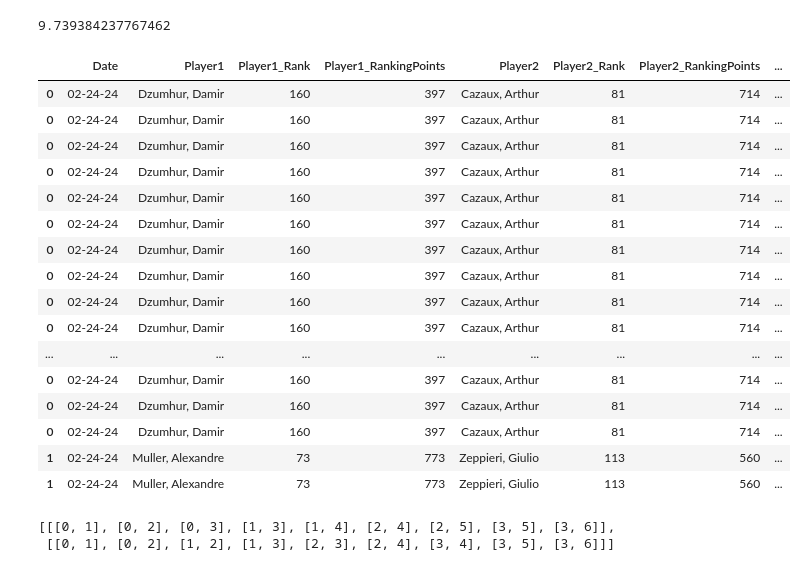
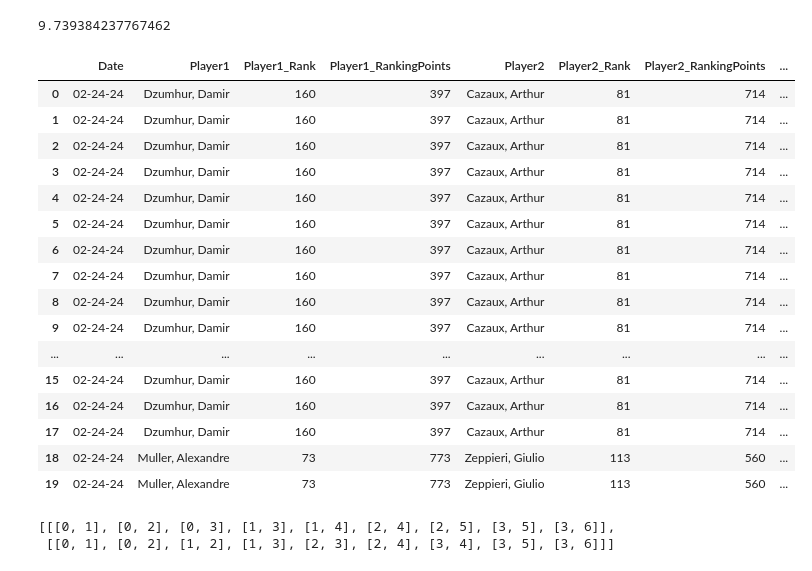
Before and after one commit to AeroEng16/TennisPrediction, a Jupyter notebook: tennisDataExpolation.ipynb, the cells around one changed output. Cells and saved outputs as stored; diff of their text form; code cells hidden in the pictures.

```diff
--- a/tennisDataExpolation.ipynb
+++ b/tennisDataExpolation.ipynb
@@ -124,41 +124,45 @@ averageGamesPerSet
 # %%
 # Split each match into a game by game entry, calculate "distance" to winning based on current score
 #, average games per set and Best of number of sets at each game end in the match and plot against
 # ?
 df_matches_split = df_matches.copy()
-df_matches_split = df_matches_split.explode('ScoreProgression_Games').explode('ScoreProgression_Games')
-df_matches_split["gameNumber"] = df_matches_split.groupby(df_matches_split.index).cumcount()
+df_matches_split = df_matches_split.explode('ScoreProgression_Games',ignore_index = True).explode('ScoreProgression_Games',ignore_index = True)
+df_matches_split["matchID"] = "Player1Rank_"+df_matches_split["Player1_Rank"].astype(str)+"_Player2Rank_"+df_matches_split["Player2_Rank"].astype(str)+"_Date_"+df_matches_split["Date"]
+df_matches_split["gameNumber"] = df_matches_split.groupby(df_matches_split.matchID).cumcount()+1
 df_matches_split["currentSetGameCount"] = df_matches_split["ScoreProgression_Games"].apply(sum)
 df_matches_split["isStartOfNewSet"] = df_matches_split.currentSetGameCount < df_matches_split.currentSetGameCount.shift()
 #df_matches_split["Player1GamesWon"] = df_matches_split[["ScoreProgression_Games","isStartOfNewSet"]].apply(lambda x:  x.ScoreProgressionGames[0]+x.ScoreProgressionGames.shift() if x.isStartOfNewSet else x.ScoreProgressionGames[0])
 #df_matches_split["Player1GamesWon"] = df_matches_split[["ScoreProgression_Games","isStartOfNewSet"]].apply(lambda x:  x.ScoreProgressionGames[0]+x.ScoreProgressionGames.shift() if x.isStartOfNewSet else x.ScoreProgressionGames[0])
 #df_matches_split.apply(lambda x: x["isStartOfNewSet"], axis=1)
 
-## Look at using series objects instead of lambda apply
+## Look at using series objects instead of lambda apply and x.name for index
 
-df_matches_split["Player1GamesWon"] = df_matches_split.apply(lambda x: x["ScoreProgression_Games"][0]+x["ScoreProgression_Games"].shift() if x["isStartOfNewSet"] else x["ScoreProgression_Games"][0],axis=1)
+currentGameScore = df_matches_split["ScoreProgression_Games"]
+previousGameScore = df_matches_split["ScoreProgression_Games"].shift(1)
+
+df_matches_split["Player1GamesWon"] = df_matches_split.apply(lambda x: x["ScoreProgression_Games"][0]+previousGameScore[x.name][0] if x["isStartOfNewSet"] else x["ScoreProgression_Games"][0],axis=1)
 #df_matches_split.apply(lambda x: if sum(x["ScoreProgression_Games"]))
 
 
 df_matches_split.head(20)
 # %% [output]
 |  | Date | Player1 | Player1_Rank | Player1_RankingPoints | Player2 | Player2_Rank | Player2_RankingPoints | ... |
 | 0 | 02-24-24 | Dzumhur, Damir | 160 | 397 | Cazaux, Arthur | 81 | 714 | ... |
-| 0 | 02-24-24 | Dzumhur, Damir | 160 | 397 | Cazaux, Arthur | 81 | 714 | ... |
-| 0 | 02-24-24 | Dzumhur, Damir | 160 | 397 | Cazaux, Arthur | 81 | 714 | ... |
-| 0 | 02-24-24 | Dzumhur, Damir | 160 | 397 | Cazaux, Arthur | 81 | 714 | ... |
-| 0 | 02-24-24 | Dzumhur, Damir | 160 | 397 | Cazaux, Arthur | 81 | 714 | ... |
-| 0 | 02-24-24 | Dzumhur, Damir | 160 | 397 | Cazaux, Arthur | 81 | 714 | ... |
-| 0 | 02-24-24 | Dzumhur, Damir | 160 | 397 | Cazaux, Arthur | 81 | 714 | ... |
-| 0 | 02-24-24 | Dzumhur, Damir | 160 | 397 | Cazaux, Arthur | 81 | 714 | ... |
-| 0 | 02-24-24 | Dzumhur, Damir | 160 | 397 | Cazaux, Arthur | 81 | 714 | ... |
-| 0 | 02-24-24 | Dzumhur, Damir | 160 | 397 | Cazaux, Arthur | 81 | 714 | ... |
+| 1 | 02-24-24 | Dzumhur, Damir | 160 | 397 | Cazaux, Arthur | 81 | 714 | ... |
+| 2 | 02-24-24 | Dzumhur, Damir | 160 | 397 | Cazaux, Arthur | 81 | 714 | ... |
+| 3 | 02-24-24 | Dzumhur, Damir | 160 | 397 | Cazaux, Arthur | 81 | 714 | ... |
+| 4 | 02-24-24 | Dzumhur, Damir | 160 | 397 | Cazaux, Arthur | 81 | 714 | ... |
+| 5 | 02-24-24 | Dzumhur, Damir | 160 | 397 | Cazaux, Arthur | 81 | 714 | ... |
+| 6 | 02-24-24 | Dzumhur, Damir | 160 | 397 | Cazaux, Arthur | 81 | 714 | ... |
+| 7 | 02-24-24 | Dzumhur, Damir | 160 | 397 | Cazaux, Arthur | 81 | 714 | ... |
+| 8 | 02-24-24 | Dzumhur, Damir | 160 | 397 | Cazaux, Arthur | 81 | 714 | ... |
+| 9 | 02-24-24 | Dzumhur, Damir | 160 | 397 | Cazaux, Arthur | 81 | 714 | ... |
 | ... | ... | ... | ... | ... | ... | ... | ... | ... |
-| 0 | 02-24-24 | Dzumhur, Damir | 160 | 397 | Cazaux, Arthur | 81 | 714 | ... |
-| 0 | 02-24-24 | Dzumhur, Damir | 160 | 397 | Cazaux, Arthur | 81 | 714 | ... |
-| 0 | 02-24-24 | Dzumhur, Damir | 160 | 397 | Cazaux, Arthur | 81 | 714 | ... |
-| 1 | 02-24-24 | Muller, Alexandre | 73 | 773 | Zeppieri, Giulio | 113 | 560 | ... |
-| 1 | 02-24-24 | Muller, Alexandre | 73 | 773 | Zeppieri, Giulio | 113 | 560 | ... |
+| 15 | 02-24-24 | Dzumhur, Damir | 160 | 397 | Cazaux, Arthur | 81 | 714 | ... |
+| 16 | 02-24-24 | Dzumhur, Damir | 160 | 397 | Cazaux, Arthur | 81 | 714 | ... |
+| 17 | 02-24-24 | Dzumhur, Damir | 160 | 397 | Cazaux, Arthur | 81 | 714 | ... |
+| 18 | 02-24-24 | Muller, Alexandre | 73 | 773 | Zeppieri, Giulio | 113 | 560 | ... |
+| 19 | 02-24-24 | Muller, Alexandre | 73 | 773 | Zeppieri, Giulio | 113 | 560 | ... |
 # %%
 [[[0, 1], [0, 2], [0, 3], [1, 3], [1, 4], [2, 4], [2, 5], [3, 5], [3, 6]], [[0, 1], [0, 2], [1, 2], [1, 3], [2, 3], [2, 4], [3, 4], [3, 5], [3, 6]]]
 # %% [output]
```
